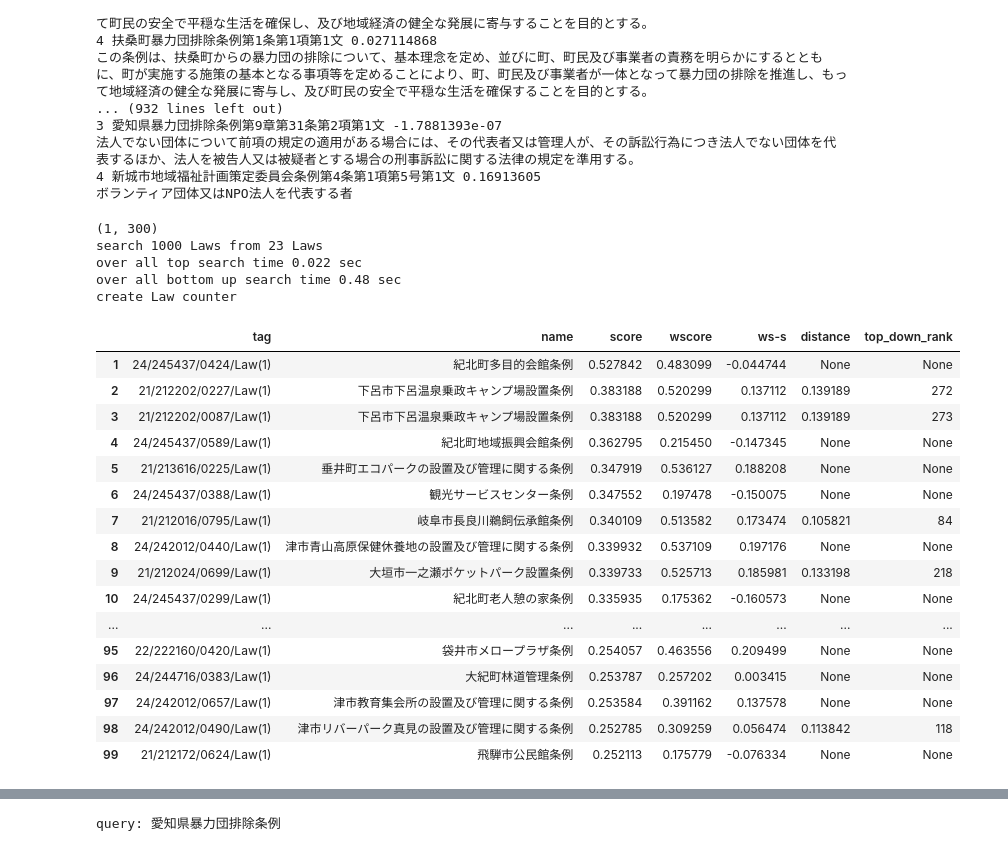
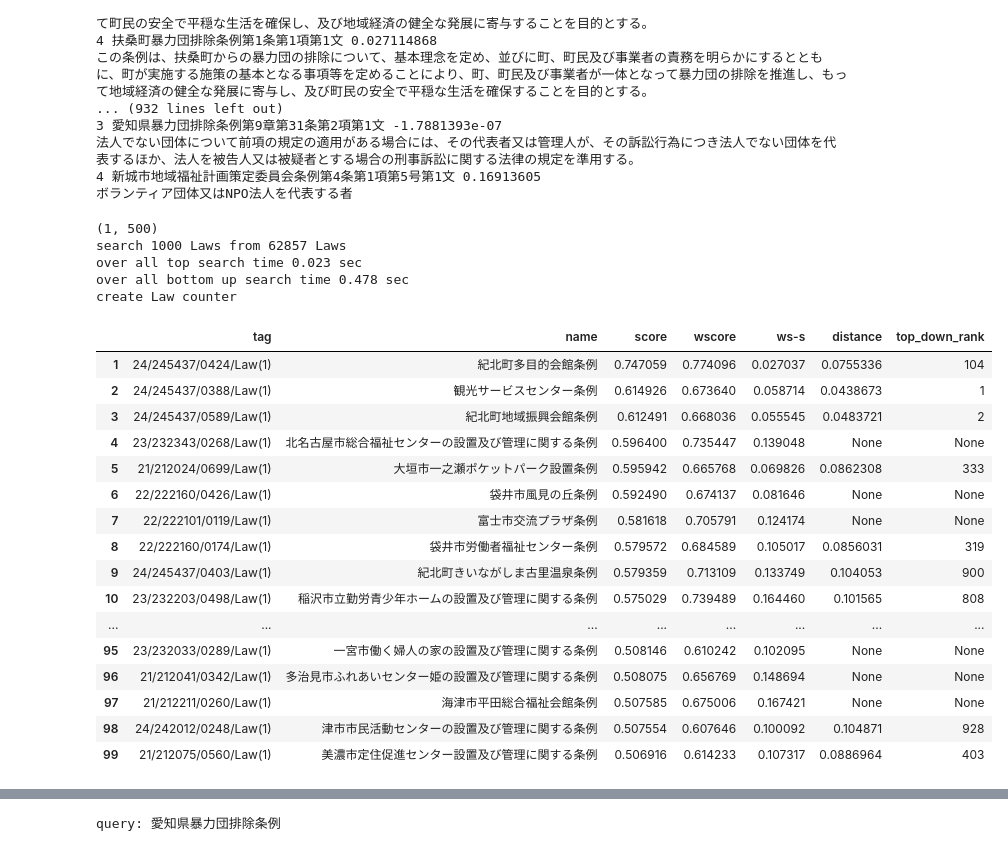
Before and after one commit to Arten013/hjst_model, a Jupyter notebook: pairtable.ipynb, the cells around one changed output, grey strips where cells are left out. Cells and saved outputs as stored; diff of their text form; code cells hidden in the pictures.

```diff
--- a/pairtable.ipynb
+++ b/pairtable.ipynb
@@ -97,3 +94 @@ Load kvsdict from the path below:
 set layer: TfidfLayer 0.0
-# %%
-hmodel.layers['Sentence'] = layerconf.load_model('swem_ave_gv_tokai_spm_8000-Sentence')
@@ -101,0 +95,3 @@ FileNotFoundError: [Errno 2] No such file or directory: '/home/jovyan/hjst_model
+# %%
+hmodel.layers['Law'] = layerconf.load_model('swem_ave_ft_tokai_mecab-Law')
+hmodel.layers['Article'] = layerconf.load_model('swem_ave_ft_tokai_mecab-Article')
@@ -282,7 +285,7 @@ over all bottom up search time 1.817 sec
 ボランティア団体又はNPO法人を代表する者
 # %%
 threshold = 0.2
-sigmoid_alpha
+sigmoid_alpha = 20
 
 def sigmoid_normalize(x):
     y = 1 / (1+np.exp(-x))
@@ -305,7 +308,7 @@ start = time.time()
 d, i = query_level_index.search(query_matrix, query_k)
 end = time.time()
 qsearch_result =  list(zip(i[0], d[0]))
-print('search', len(qsearch_result), query_level+'s', 'from', len(query_tags), query_level+'s')
+print('search', len(qsearch_result), query_level+'s', 'from', len(query_level_tags), query_level+'s')
 print('over all top search time', round(end-start, 3), 'sec')
 
 query_tags = [elem.code for elem in testset.get_elem(query).depth_first_iteration([getattr(etypes, comp_level)])]
@@ -336,50 +339,50 @@ for i in np.arange(len(row_score_dicts)):
     for k, v in row_score_dicts[i].items():
         score_dict[k] = score_dict.get(k, 0.0) + v/len(row_score_dicts)
         weighted_score_dict[k] = weighted_score_dict.get(k, 0.0) + v*normalized_row_score_means[i]
     """
     qlevel_counter.update(Counter(
         np.unique(np.array([get_code(comp_level_tags[tidx], query_level) for tidx in idx_list]))
     ))
     """
 
 
 target_law_tags = [query]
 result_df[comp_k] = pd.DataFrame(columns=['tag', 'name', 'score', 'wscore', 'ws-s','distance', 'top_down_rank'])
 rank = 0
 for tag, count in sorted(score_dict.items(), key=lambda x: -x[1])[:100]:
     if tag == query:
         continue
     ldist = None
     qs_rank = None
     for r, (ltidx, dist) in enumerate(qsearch_result):
         if query_level_tags[ltidx] == tag:
             ldist = dist
             qs_rank = r
             break
     target_law_tags.append(tag)
     rank += 1
     result_df[comp_k].loc[rank] = [tag, testset.get_elem(tag), count, weighted_score_dict.get(tag, 0), weighted_score_dict.get(tag, 0) - count,ldist, qs_rank]
 result_df[comp_k]#.sort_values('wscore', ascending=False)
 # %% [output]
-(1, 300)
-search 1000 Laws from 23 Laws
-over all top search time 0.022 sec
-over all bottom up search time 0.48 sec
+(1, 500)
+search 1000 Laws from 62857 Laws
+over all top search time 0.023 sec
+over all bottom up search time 0.478 sec
 create Law counter
 |  | tag | name | score | wscore | ws-s | distance | top_down_rank |
-| 1 | 24/245437/0424/Law(1) | 紀北町多目的会館条例 | 0.527842 | 0.483099 | -0.044744 | None | None |
-| 2 | 21/212202/0227/Law(1) | 下呂市下呂温泉乗政キャンプ場設置条例 | 0.383188 | 0.520299 | 0.137112 | 0.139189 | 272 |
-| 3 | 21/212202/0087/Law(1) | 下呂市下呂温泉乗政キャンプ場設置条例 | 0.383188 | 0.520299 | 0.137112 | 0.139189 | 273 |
-| 4 | 24/245437/0589/Law(1) | 紀北町地域振興会館条例 | 0.362795 | 0.215450 | -0.147345 | None | None |
-| 5 | 21/213616/0225/Law(1) | 垂井町エコパークの設置及び管理に関する条例 | 0.347919 | 0.536127 | 0.188208 | None | None |
-| 6 | 24/245437/0388/Law(1) | 観光サービスセンター条例 | 0.347552 | 0.197478 | -0.150075 | None | None |
-| 7 | 21/212016/0795/Law(1) | 岐阜市長良川鵜飼伝承館条例 | 0.340109 | 0.513582 | 0.173474 | 0.105821 | 84 |
-| 8 | 24/242012/0440/Law(1) | 津市青山高原保健休養地の設置及び管理に関する条例 | 0.339932 | 0.537109 | 0.197176 | None | None |
-| 9 | 21/212024/0699/Law(1) | 大垣市一之瀬ポケットパーク設置条例 | 0.339733 | 0.525713 | 0.185981 | 0.133198 | 218 |
-| 10 | 24/245437/0299/Law(1) | 紀北町老人憩の家条例 | 0.335935 | 0.175362 | -0.160573 | None | None |
+| 1 | 24/245437/0424/Law(1) | 紀北町多目的会館条例 | 0.747059 | 0.774096 | 0.027037 | 0.0755336 | 104 |
+| 2 | 24/245437/0388/Law(1) | 観光サービスセンター条例 | 0.614926 | 0.673640 | 0.058714 | 0.0438673 | 1 |
+| 3 | 24/245437/0589/Law(1) | 紀北町地域振興会館条例 | 0.612491 | 0.668036 | 0.055545 | 0.0483721 | 2 |
+| 4 | 23/232343/0268/Law(1) | 北名古屋市総合福祉センターの設置及び管理に関する条例 | 0.596400 | 0.735447 | 0.139048 | None | None |
+| 5 | 21/212024/0699/Law(1) | 大垣市一之瀬ポケットパーク設置条例 | 0.595942 | 0.665768 | 0.069826 | 0.0862308 | 333 |
+| 6 | 22/222160/0426/Law(1) | 袋井市風見の丘条例 | 0.592490 | 0.674137 | 0.081646 | None | None |
+| 7 | 22/222101/0119/Law(1) | 富士市交流プラザ条例 | 0.581618 | 0.705791 | 0.124174 | None | None |
+| 8 | 22/222160/0174/Law(1) | 袋井市労働者福祉センター条例 | 0.579572 | 0.684589 | 0.105017 | 0.0856031 | 319 |
+| 9 | 24/245437/0403/Law(1) | 紀北町きいながしま古里温泉条例 | 0.579359 | 0.713109 | 0.133749 | 0.104053 | 900 |
+| 10 | 23/232203/0498/Law(1) | 稲沢市立勤労青少年ホームの設置及び管理に関する条例 | 0.575029 | 0.739489 | 0.164460 | 0.101565 | 808 |
 | ... | ... | ... | ... | ... | ... | ... | ... |
-| 95 | 22/222160/0420/Law(1) | 袋井市メロープラザ条例 | 0.254057 | 0.463556 | 0.209499 | None | None |
-| 96 | 24/244716/0383/Law(1) | 大紀町林道管理条例 | 0.253787 | 0.257202 | 0.003415 | None | None |
-| 97 | 24/242012/0657/Law(1) | 津市教育集会所の設置及び管理に関する条例 | 0.253584 | 0.391162 | 0.137578 | None | None |
-| 98 | 24/242012/0490/Law(1) | 津市リバーパーク真見の設置及び管理に関する条例 | 0.252785 | 0.309259 | 0.056474 | 0.113842 | 118 |
-| 99 | 21/212172/0624/Law(1) | 飛騨市公民館条例 | 0.252113 | 0.175779 | -0.076334 | None | None |
+| 95 | 23/232033/0289/Law(1) | 一宮市働く婦人の家の設置及び管理に関する条例 | 0.508146 | 0.610242 | 0.102095 | None | None |
+| 96 | 21/212041/0342/Law(1) | 多治見市ふれあいセンター姫の設置及び管理に関する条例 | 0.508075 | 0.656769 | 0.148694 | None | None |
+| 97 | 21/212211/0260/Law(1) | 海津市平田総合福祉会館条例 | 0.507585 | 0.675006 | 0.167421 | None | None |
+| 98 | 24/242012/0248/Law(1) | 津市市民活動センターの設置及び管理に関する条例 | 0.507554 | 0.607646 | 0.100092 | 0.104871 | 928 |
+| 99 | 21/212075/0560/Law(1) | 美濃市定住促進センター設置及び管理に関する条例 | 0.506916 | 0.614233 | 0.107317 | 0.0886964 | 403 |
```
Also changed, not shown: parts of 15 cells of this notebook, 3 other files.
